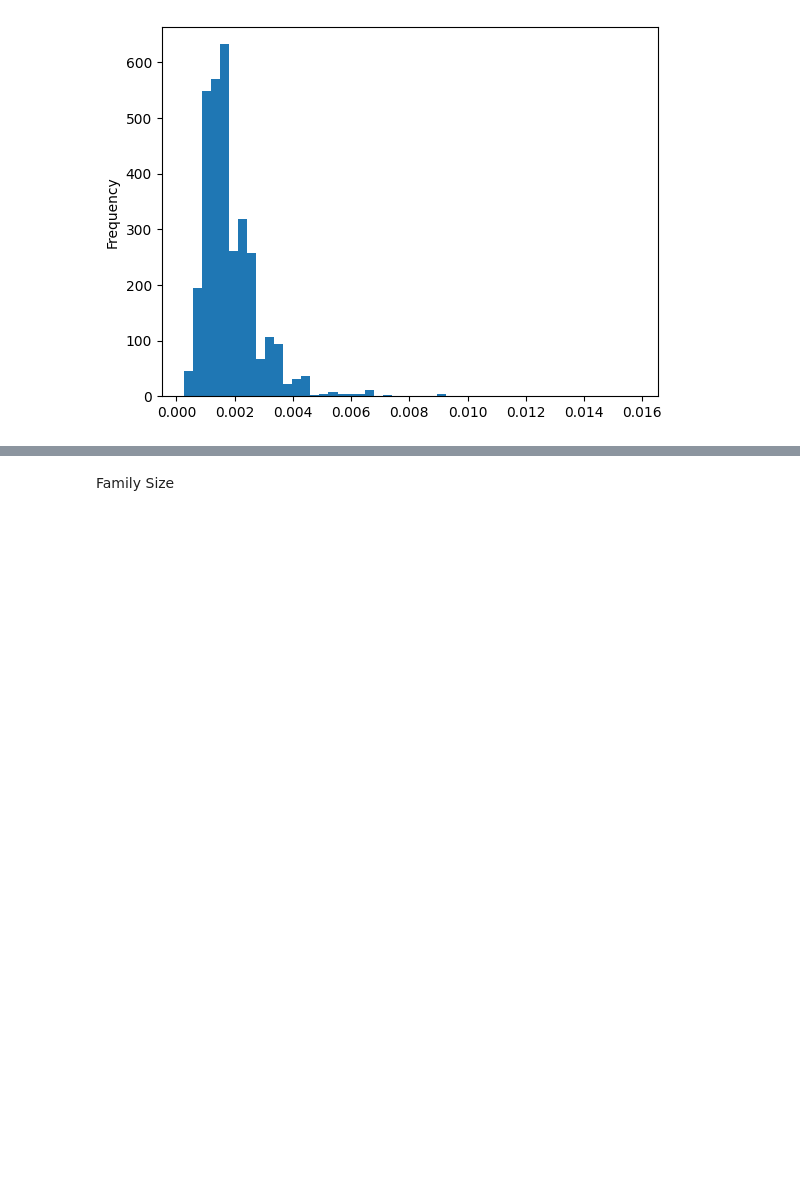
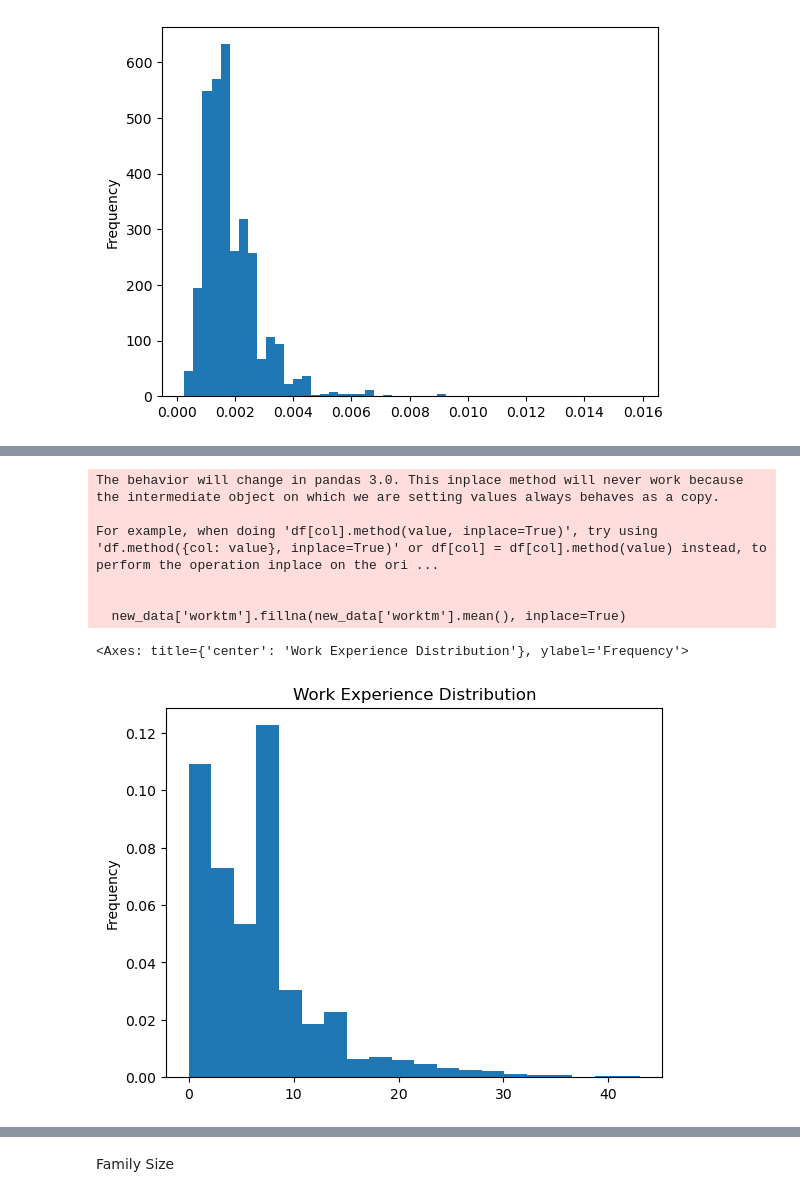
Before and after one commit to lsunley/Project4-ML, a Jupyter notebook: application_notebook.ipynb, the cells around one changed output, grey strips where cells are left out. Drawn from its saved outputs; the diff is of its cells as text; code cells hidden in the pictures; blank space fills up the shorter version.

```diff
--- a/application_notebook.ipynb
+++ b/application_notebook.ipynb
@@ -581,0 +597,7 @@ Name: count, dtype: int64
+# %%
+# Replace missing values with "NULL" before running calc_iv
+new_data['gp_inc'] = new_data['gp_inc'].cat.add_categories("NULL")
+new_data['gp_inc'] = new_data['gp_inc'].fillna("NULL")
+
+# Proceed with Information Value (IV) calculation
+iv, data = calc_iv(new_data, 'gp_inc', 'target')
@@ -717,0 +723,26 @@ This variable's IV is: 0.02454227704668389
+# %%
+# Handle missing values in 'Age'
+new_data['Age'] = new_data['Age'].fillna(new_data['Age'].median())
+
+# Create age categories using pd.qcut
+new_data['gp_Age'] = pd.qcut(
+    new_data['Age'],
+    q=5,  # Number of quantiles
+    labels=["lowest", "low", "medium", "high", "highest"]
+)
+
+# Add "NULL" category if needed
+new_data['gp_Age'] = new_data['gp_Age'].astype('category')
+new_data['gp_Age'] = new_data['gp_Age'].cat.add_categories("NULL")
+
+# Assign "NULL" to rows with missing values in 'gp_Age'
+new_data.loc[new_data['Age'].isnull(), 'gp_Age'] = "NULL"
+
+# Calculate IV for 'gp_Age'
+iv, data = calc_iv(new_data, 'gp_Age', 'target')
+
+# Update IV table with the calculated IV for 'DAYS_BIRTH'
+ivtable.loc[ivtable['variable'] == 'DAYS_BIRTH', 'IV'] = iv
+
+# Display the first few rows of the IV DataFrame
+print(data.head())
@@ -717,0 +769,21 @@ This variable's IV is: 0.02454227704668389
+# %%
+# Calculate work experience in years
+new_data['worktm'] = -(new_data['DAYS EMPLOYED']) // 365
+
+# Replace negative work experience with NaN
+new_data.loc[new_data['worktm'] < 0, 'worktm'] = np.nan
+
+# Replace NaN values with the mean of 'worktm'
+new_data['worktm'].fillna(new_data['worktm'].mean(), inplace=True)
+
+# Plot histogram of 'worktm'
+new_data['worktm'].plot(kind='hist', bins=20, density=True, title='Work Experience Distribution')
+# %% [output]
+The behavior will change in pandas 3.0. This inplace method will never work because the intermediate object on which we are setting values always behaves as a copy.
+
+For example, when doing 'df[col].method(value, inplace=True)', try using 'df.method({col: value}, inplace=True)' or df[col] = df[col].method(value) instead, to perform the operation inplace on the ori ...
+
+
+  new_data['worktm'].fillna(new_data['worktm'].mean(), inplace=True)
+<Axes: title={'center': 'Work Experience Distribution'}, ylabel='Frequency'>
+[figure, added]
```
Also changed, not shown: parts of 34 cells of this notebook.
